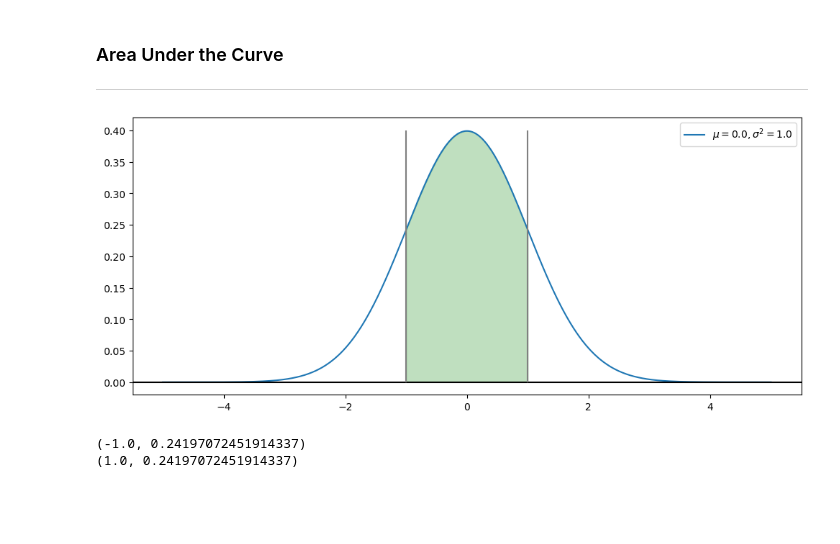
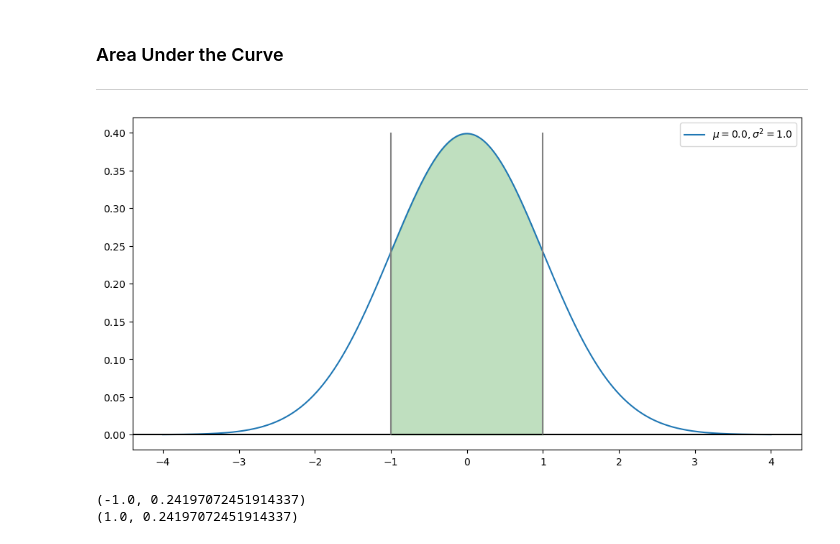
Before and after one commit to Anna20041983/Machine_Learning_and_Statistics, a Jupyter notebook: t_test.ipynb, the cells around one changed output. Saved outputs shown, nothing was run; the diff lists cells and outputs as text; code cells hidden in the pictures; blank space fills up the shorter version.

```diff
--- a/t_test.ipynb
+++ b/t_test.ipynb
@@ -82,32 +83,32 @@ ax.grid()
 ***
 # %%
 # Create a blank plot
-fog, ax = plt.subplots(figsize = (12,5))
+fog, ax = plt.subplots(figsize = (12,6))
 
 # Range of x values
-x = np.linspace(-5.0, 5.0, 1001)
+x = np.linspace(-4.0, 4.0, 1001)
 
 # Plot the pdf for the standard normal distribution
 mu, sigma2 = 0.0, 1.0
 y = normal_pdf(x, mu = mu, sigma = np.sqrt(sigma2))
 ax.plot(x, y, label=f'$\mu = {mu}, \sigma^2 = {sigma2}$')
 
 # Add an x axis
 ax.axhline(0.0, color = 'black')
 
 # Add vertical lines
 ax.vlines([-1.0, 1.0], 0.0, 0.4, color = 'grey')
 
 # x values between the vertical lines
 x_interval = np.linspace(-1.0, 1.0, 101)
 
 # Shade the area under the blue curve between the vertical lines
 ax.fill_between(x_interval, normal_pdf(x_interval), color = 'green', alpha = 0.25)
 
 # Add a legend
 ax.legend();
 # %% [output]
-[figure, old version]
+[figure, new version]
 # %%
 # The intersection of the grey and blue lines
 print(f'(-1.0, {normal_pdf(-1.0)})')
```
Also changed, not shown: parts of 16 cells of this notebook, 1 other file.
